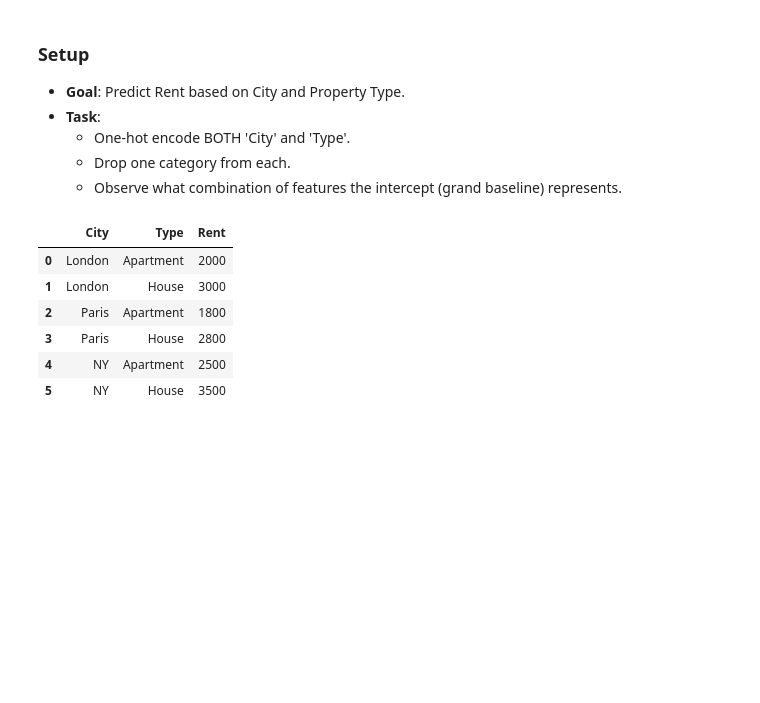
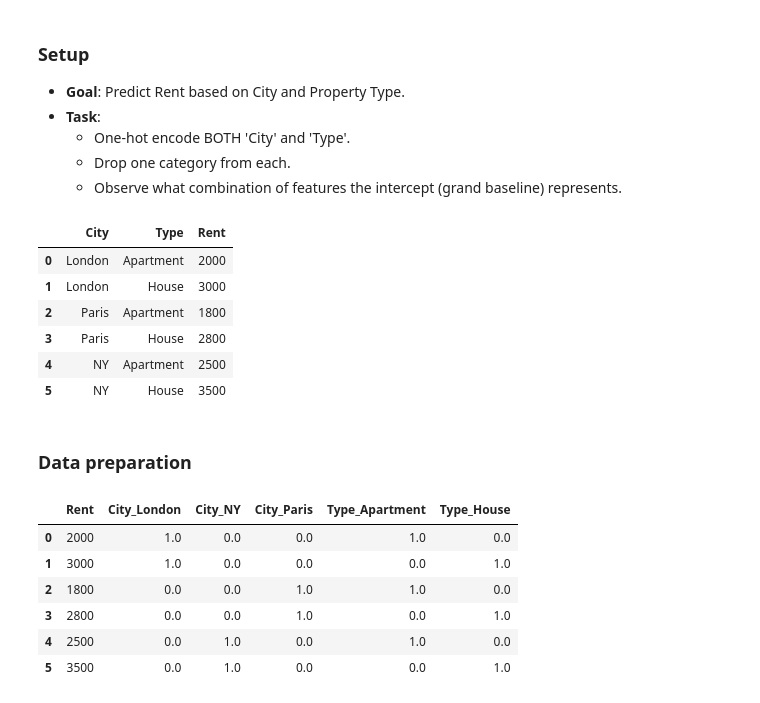
Before and after one commit to Gerum-Berhanu/linear-regression, a Jupyter notebook: exp/ohe.ipynb, the cells around one changed output. Cells and saved outputs as stored; diff of their text form; code cells hidden in the pictures; blank space fills up the shorter version.

```diff
--- a/exp/ohe.ipynb
+++ b/exp/ohe.ipynb
@@ -415,3 +416,16 @@ df3
 | 3 | Paris | House | 2800 |
 | 4 | NY | Apartment | 2500 |
 | 5 | NY | House | 3500 |
+# %% [markdown]
+### Data preparation
+# %%
+df3_enc = stat_kit.one_hot_encode(df3, columns=["City", "Type"])
+df3_enc
+# %% [output]
+|  | Rent | City_London | City_NY | City_Paris | Type_Apartment | Type_House |
+| 0 | 2000 | 1.0 | 0.0 | 0.0 | 1.0 | 0.0 |
+| 1 | 3000 | 1.0 | 0.0 | 0.0 | 0.0 | 1.0 |
+| 2 | 1800 | 0.0 | 0.0 | 1.0 | 1.0 | 0.0 |
+| 3 | 2800 | 0.0 | 0.0 | 1.0 | 0.0 | 1.0 |
+| 4 | 2500 | 0.0 | 1.0 | 0.0 | 1.0 | 0.0 |
+| 5 | 3500 | 0.0 | 1.0 | 0.0 | 0.0 | 1.0 |
```
Also changed, not shown: parts of 10 cells of this notebook.
